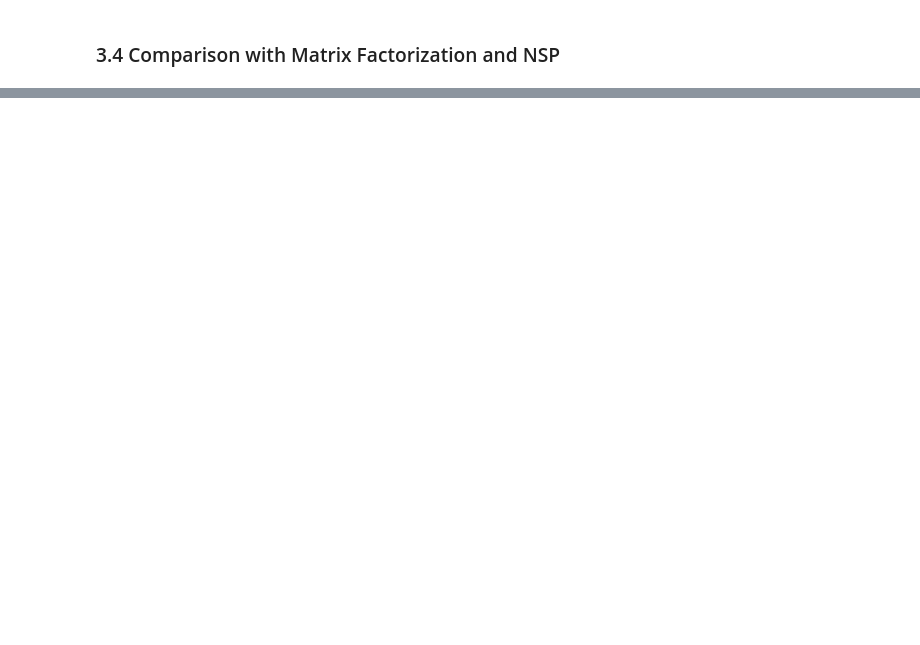
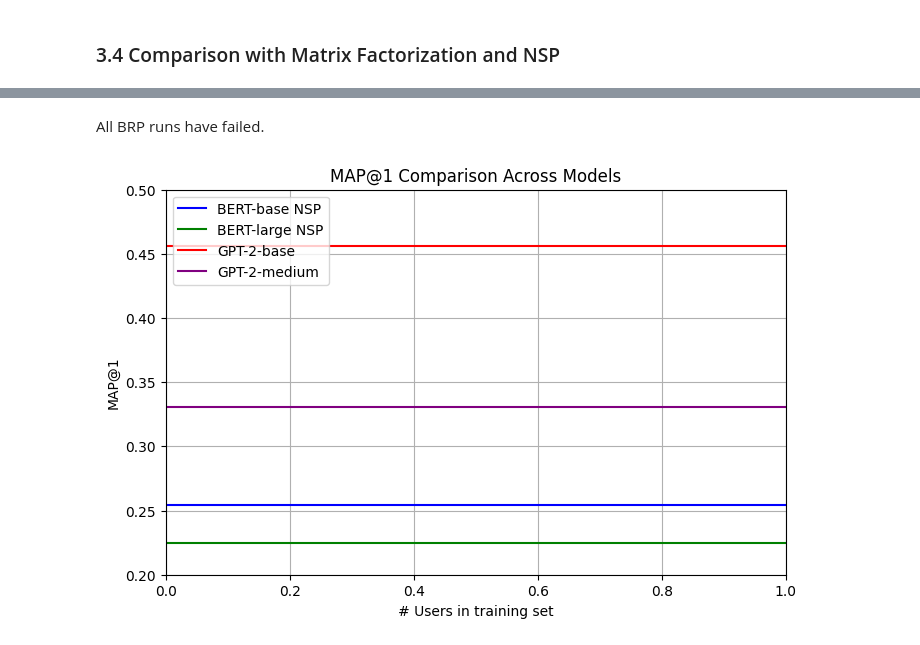
Before and after one commit to JurajkoDS/Exp_Des, a Jupyter notebook: visualisations_markus.ipynb, the cells around one changed output, grey strips where cells are left out. Cells and saved outputs as stored; diff of their text form; code cells hidden in the pictures; blank space fills up the shorter version.

```diff
--- a/visualisations_markus.ipynb
+++ b/visualisations_markus.ipynb
@@ -111,0 +70,8 @@ array([50])
+# %%
+data_filtered['MAP@1'] = data_filtered['precision_1'] / data_filtered.shape[0] * 100
+# %%
+data_filtered_gpt_medium = data_filtered[data_filtered['model_type'] == 'gpt2-medium']
+data_filtered_gpt_large = data_filtered[data_filtered['model_type'] == 'gpt2-large']
+data_filtered_bert_base = data_filtered[data_filtered['model_type'] == 'bert-base-uncased']
+data_filtered_bert_large = data_filtered[data_filtered['model_type'] == 'bert-large-uncased']
+data_filtered_bpr = data_filtered[data_filtered['model_type'] == 'bpr']
@@ -157,0 +123,2 @@ plt.grid(True)
+# %% [markdown]
+All BRP runs have failed.
@@ -157,0 +127,20 @@ plt.grid(True)
+# %%
+x_range = np.linspace(0, 20)
+
+plt.figure(figsize=(8, 5))
+
+plt.axhline(data_filtered_bert_base['MAP@1'].mean(), color="b", label="BERT-base NSP")
+plt.axhline(data_filtered_bert_large['MAP@1'].mean(), color="g", label="BERT-large NSP")
+plt.axhline(data_filtered_gpt2['MAP@1'].mean(), color="r", label="GPT-2-base")
+plt.axhline(data_filtered_gpt_medium['MAP@1'].mean(), color="purple", label="GPT-2-medium")
+
+plt.ylim(0.2, 0.5)
+plt.xlabel("# Users in training set")
+plt.ylabel("MAP@1")
+plt.title("MAP@1 Comparison Across Models")
+
+plt.legend(loc=2)
+plt.grid()
+plt.show()
+# %% [output]
+[figure, added]
```
Also changed, not shown: parts of 10 cells of this notebook, 1 other file.
